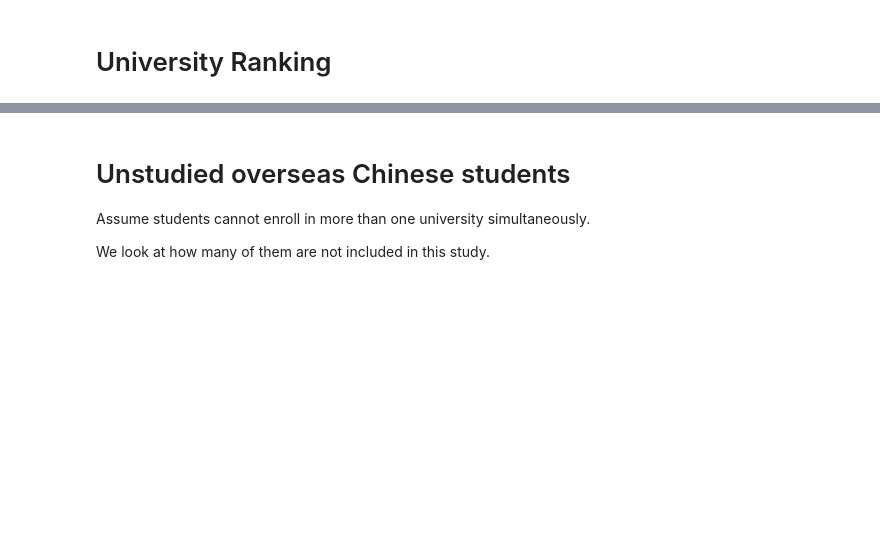
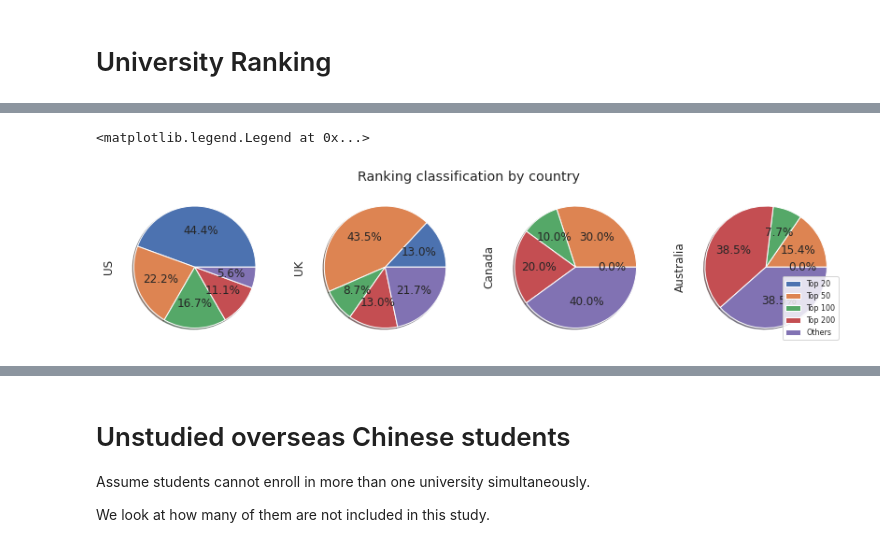
Before and after one commit to AndyYFTao/EA-CLTP-DataAnalysis, a Jupyter notebook: CLTP Guidance Program Data Analysis.ipynb, the cells around one changed output, grey strips where cells are left out. Cells and saved outputs as stored; diff of their text form; code cells hidden in the pictures; blank space fills up the shorter version.

```diff
--- a/CLTP Guidance Program Data Analysis.ipynb
+++ b/CLTP Guidance Program Data Analysis.ipynb
@@ -229,0 +233,18 @@ ranking.head()
+# %%
+def r_classify(row):
+    max_rank = max(row['2020 QS Ranking'], row['2020 THE Ranking'], row['2019 ARWU Ranking'])
+    if max_rank <= 20:
+        val = 'Top 20'
+    elif max_rank <= 50:
+        val = 'Top 50'
+    elif max_rank <= 100:
+        val = 'Top 100'
+    elif max_rank <= 200:
+        val = 'Top 200'
+    else:
+        val = 'Others'
+    return val
+
+# ranking['Ranking sum'] = ranking['2020 QS Ranking'] + ranking['2020 THE Ranking'] + ranking['2019 ARWU Ranking']
+ranking['Ranking class'] = ranking.apply(r_classify, axis=1)
+ranking.head()
@@ -229,0 +259,26 @@ ranking.head()
+# %%
+categories = ranking['Ranking class'].unique()
+
+country_list = ['US', 'UK', 'Canada', 'Australia']
+
+df = pd.DataFrame()
+
+for id, country in enumerate(country_list):
+
+  temp_ranking = ranking[ranking['Country']==country]
+
+  temp = temp_ranking['Ranking class'].value_counts().rename(country)
+
+  df = pd.concat([df, temp], axis=1)
+
+g = df.plot.pie(subplots=True, labels=None, legend=None,
+                figsize=(14, 3), shadow=True, autopct='%1.1f%%',
+                title="Ranking classification by country")
+
+# reorder legend
+idx = df.index
+re_idx = [idx[0], idx[2], idx[3], idx[1], idx[4]]
+plt.legend(re_idx, loc='lower right', fontsize=8)
+# %% [output]
+<matplotlib.legend.Legend at 0x...>
+[figure, added]
```
Also changed, not shown: parts of 5 cells of this notebook.
